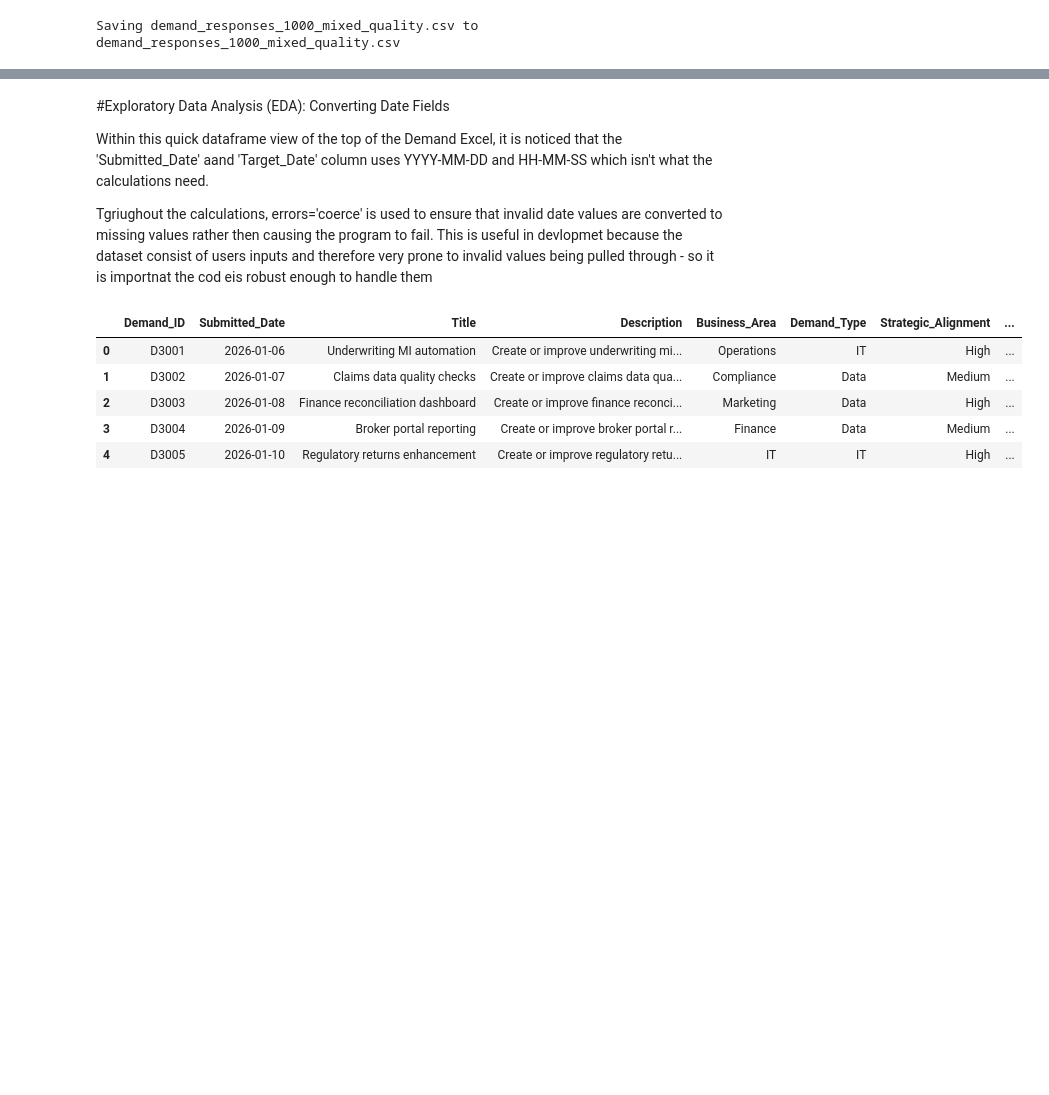
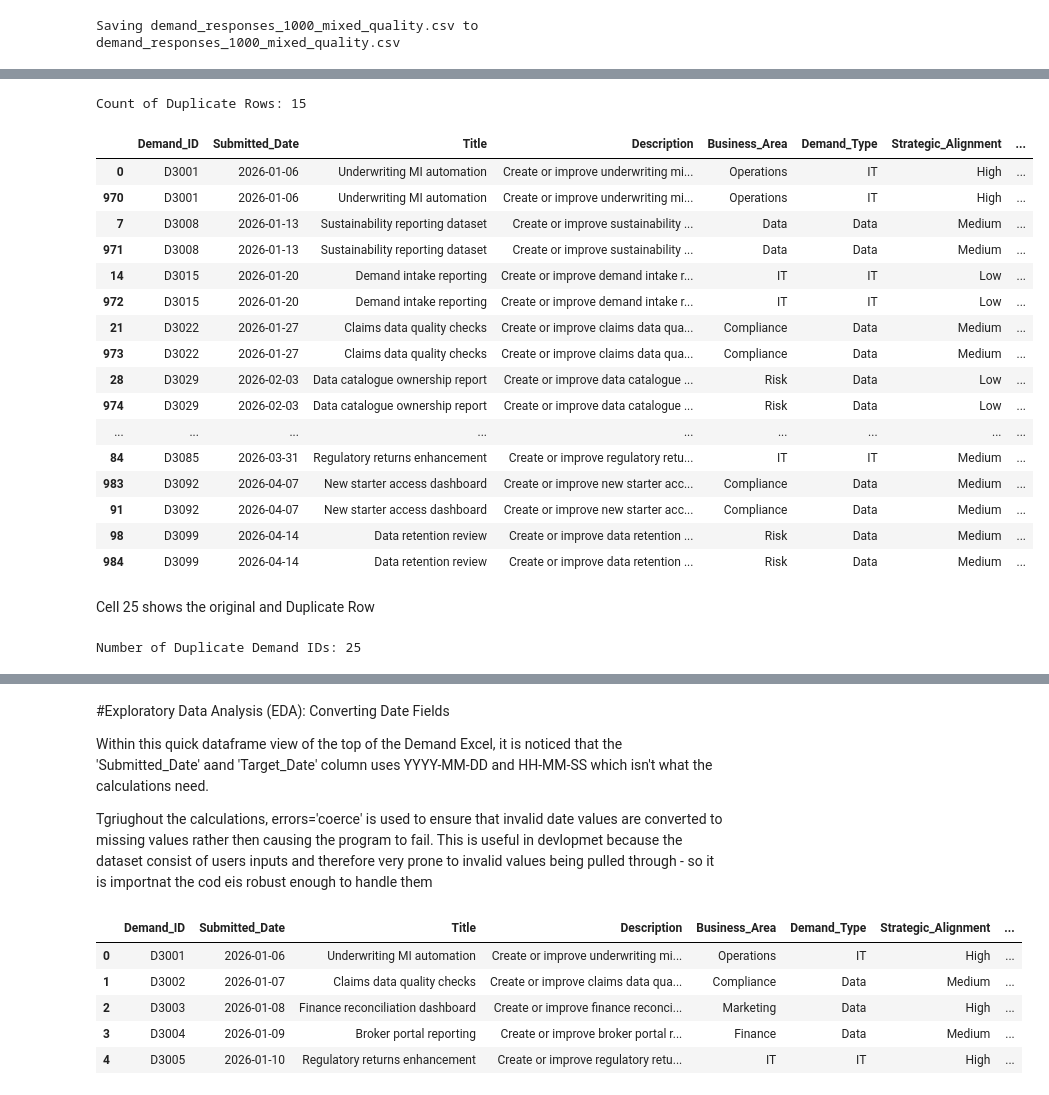
Before and after one commit to 54SADJCQB-BPPProfessionalPractice/SoftwareEngineeringDemandTriaging, a Jupyter notebook: Untitled2.ipynb, the cells around one changed output, grey strips where cells are left out. Saved outputs shown, nothing was run; the diff lists cells and outputs as text; code cells hidden in the pictures; blank space fills up the shorter version.

Commit message:
Completing EDA = Fixing Data Quality Issues

```diff
--- a/Untitled2.ipynb
+++ b/Untitled2.ipynb
@@ -50,0 +96,35 @@ dtype: object
+# %%
+#2. Duplicate Rows
+
+# Count exact duplicate Rows
+duplicate_rows = df.duplicated().sum()
+print("Count of Duplicate Rows:", duplicate_rows)
+
+#Display all duplicate rows
+df[df.duplicated(keep=False)].sort_values(by='Demand_ID')
+# %% [output]
+Count of Duplicate Rows: 15
+|  | Demand_ID | Submitted_Date | Title | Description | Business_Area | Demand_Type | Strategic_Alignment | ... |
+| 0 | D3001 | 2026-01-06 | Underwriting MI automation | Create or improve underwriting mi... | Operations | IT | High | ... |
+| 970 | D3001 | 2026-01-06 | Underwriting MI automation | Create or improve underwriting mi... | Operations | IT | High | ... |
+| 7 | D3008 | 2026-01-13 | Sustainability reporting dataset | Create or improve sustainability ... | Data | Data | Medium | ... |
+| 971 | D3008 | 2026-01-13 | Sustainability reporting dataset | Create or improve sustainability ... | Data | Data | Medium | ... |
+| 14 | D3015 | 2026-01-20 | Demand intake reporting | Create or improve demand intake r... | IT | IT | Low | ... |
+| 972 | D3015 | 2026-01-20 | Demand intake reporting | Create or improve demand intake r... | IT | IT | Low | ... |
+| 21 | D3022 | 2026-01-27 | Claims data quality checks | Create or improve claims data qua... | Compliance | Data | Medium | ... |
+| 973 | D3022 | 2026-01-27 | Claims data quality checks | Create or improve claims data qua... | Compliance | Data | Medium | ... |
+| 28 | D3029 | 2026-02-03 | Data catalogue ownership report | Create or improve data catalogue ... | Risk | Data | Low | ... |
+| 974 | D3029 | 2026-02-03 | Data catalogue ownership report | Create or improve data catalogue ... | Risk | Data | Low | ... |
+| ... | ... | ... | ... | ... | ... | ... | ... | ... |
+| 84 | D3085 | 2026-03-31 | Regulatory returns enhancement | Create or improve regulatory retu... | IT | IT | Medium | ... |
+| 983 | D3092 | 2026-04-07 | New starter access dashboard | Create or improve new starter acc... | Compliance | Data | Medium | ... |
+| 91 | D3092 | 2026-04-07 | New starter access dashboard | Create or improve new starter acc... | Compliance | Data | Medium | ... |
+| 98 | D3099 | 2026-04-14 | Data retention review | Create or improve data retention ... | Risk | Data | Medium | ... |
+| 984 | D3099 | 2026-04-14 | Data retention review | Create or improve data retention ... | Risk | Data | Medium | ... |
+# %% [markdown]
+Cell 25 shows the original and Duplicate Row
+# %%
+duplicate_id_count = (Duplicate_IDS['Demand_ID'].nunique())
+print("Number of Duplicate Demand IDs:", duplicate_id_count)
+# %% [output]
+Number of Duplicate Demand IDs: 25
```
Also changed, not shown: parts of 13 cells of this notebook.
